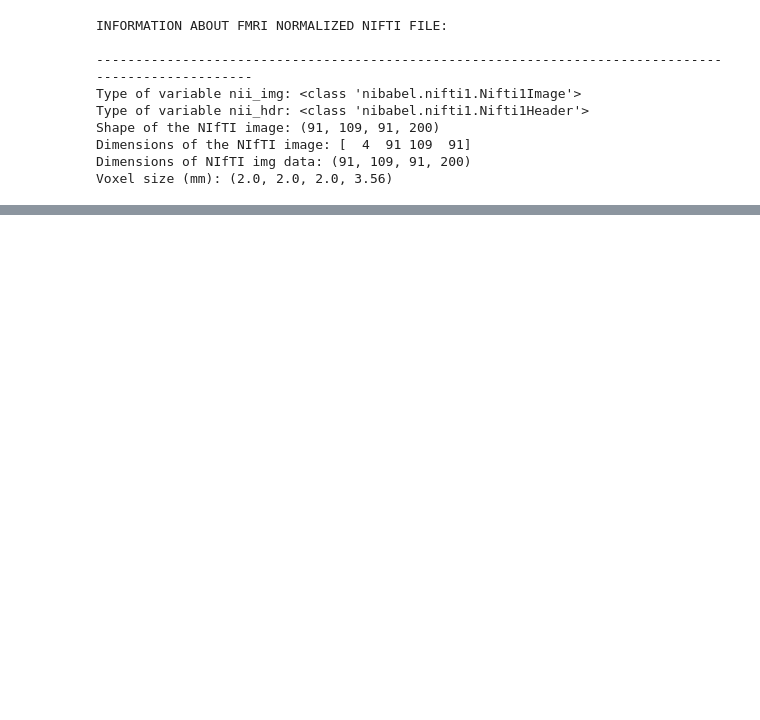
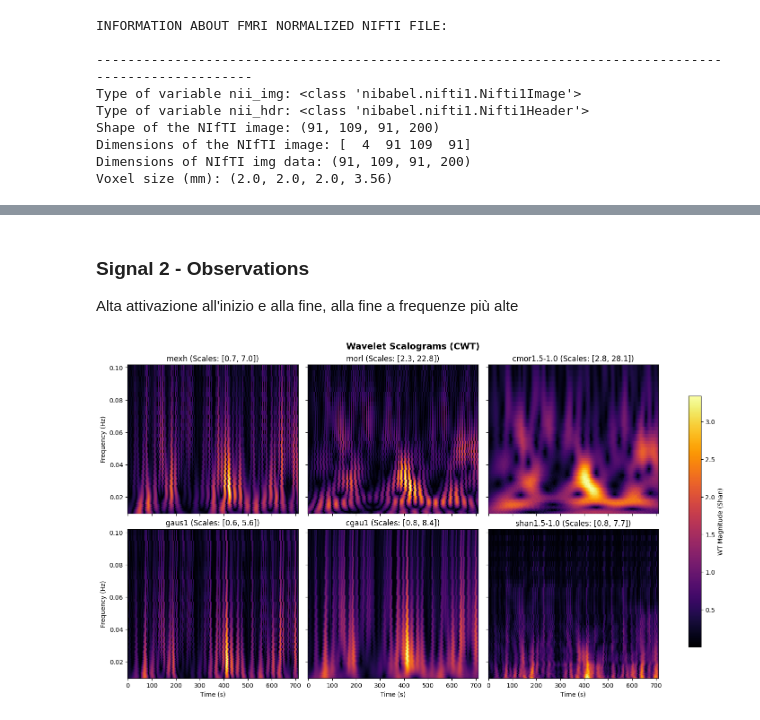
Before and after one commit to tommydelu/MRI-analysis-pipeline, a Jupyter notebook: 4_wavelet_analysis.ipynb, the cells around one changed output, grey strips where cells are left out. Cells and saved outputs as stored; diff of their text form; code cells hidden in the pictures; blank space fills up the shorter version.

```diff
--- a/4_wavelet_analysis.ipynb
+++ b/4_wavelet_analysis.ipynb
@@ -89,0 +60,7 @@ plt.show()
+# %% [markdown]
+### Signal 2 - Observations
+Alta attivazione all'inizio e alla fine, alla fine a frequenze più alte
+# %%
+applyAndCompareWTMethods(signals[:,2], TR, freqs_range)
+# %% [output]
+[figure, added]
```
Also changed, not shown: parts of 11 cells of this notebook, 2 other files.
